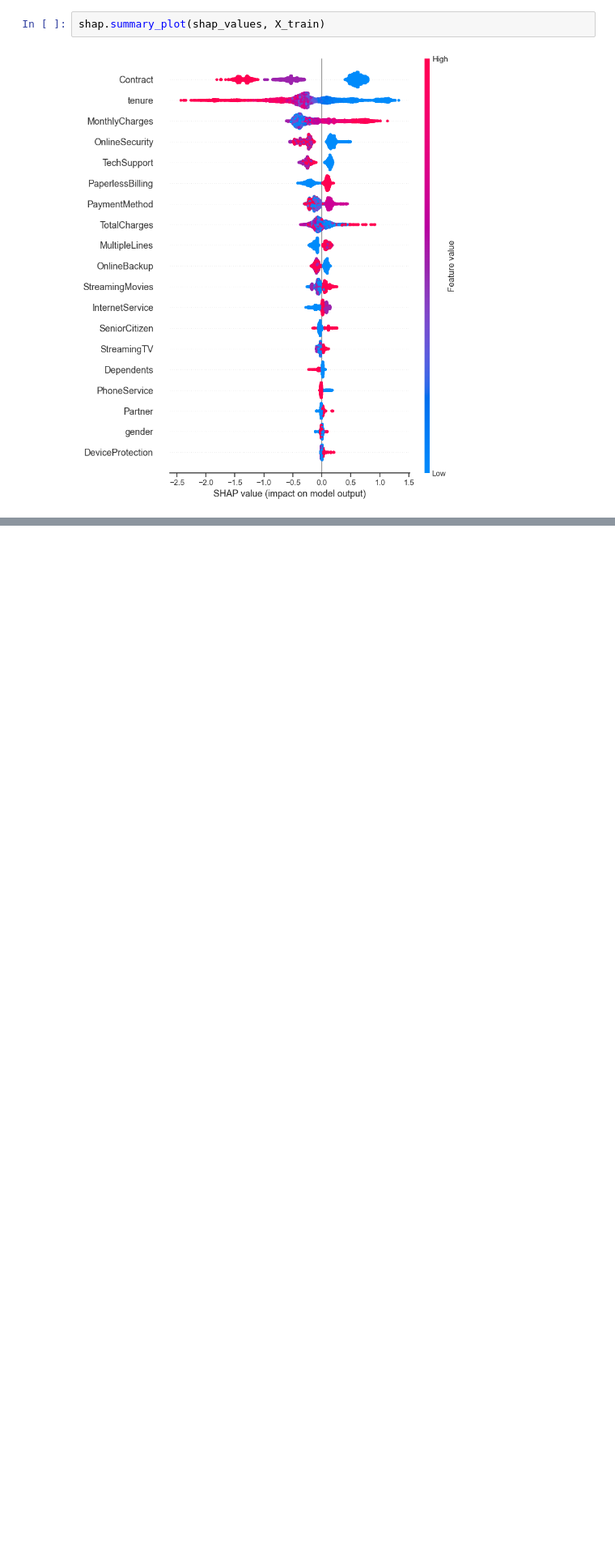
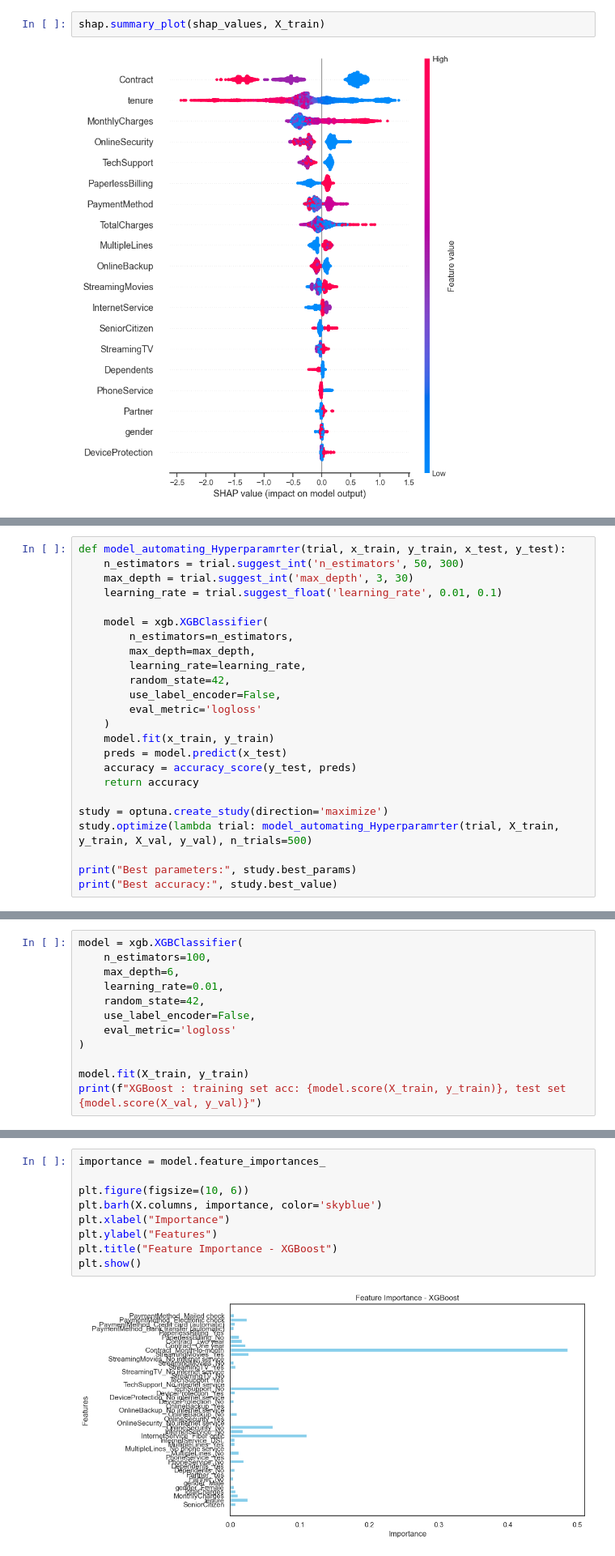
Before and after one commit to BBamkorphai/Telco-Churn-Prediction-Model-Intro-to-ML-and-DL-Project-, a Jupyter notebook: 02_Feature_Analysis.ipynb, the cells around one changed output, grey strips where cells are left out. Shown at 81% size. Drawn from its saved outputs; the diff is of its cells as text; blank space fills up the shorter version.

Commit message:
try model with one-hot encoder, optuna, standard scaler

```diff
--- a/02_Feature_Analysis.ipynb
+++ b/02_Feature_Analysis.ipynb
@@ -153,0 +263,24 @@ shap.summary_plot(shap_values, X_train)
+# %%
+def model_automating_Hyperparamrter(trial, x_train, y_train, x_test, y_test):
+    n_estimators = trial.suggest_int('n_estimators', 50, 300)
+    max_depth = trial.suggest_int('max_depth', 3, 30)
+    learning_rate = trial.suggest_float('learning_rate', 0.01, 0.1)
+
+    model = xgb.XGBClassifier(
+        n_estimators=n_estimators,
+        max_depth=max_depth,
+        learning_rate=learning_rate,
+        random_state=42,
+        use_label_encoder=False,
+        eval_metric='logloss'
+    )
+    model.fit(x_train, y_train)
+    preds = model.predict(x_test)
+    accuracy = accuracy_score(y_test, preds)
+    return accuracy
+
+study = optuna.create_study(direction='maximize')
+study.optimize(lambda trial: model_automating_Hyperparamrter(trial, X_train, y_train, X_val, y_val), n_trials=500)
+
+print("Best parameters:", study.best_params)
+print("Best accuracy:", study.best_value)
@@ -153,0 +307,12 @@ shap.summary_plot(shap_values, X_train)
+# %%
+model = xgb.XGBClassifier(
+    n_estimators=100,
+    max_depth=6,
+    learning_rate=0.01,
+    random_state=42,
+    use_label_encoder=False,
+    eval_metric='logloss'
+)
+
+model.fit(X_train, y_train)
+print(f"XGBoost : training set acc: {model.score(X_train, y_train)}, test set {model.score(X_val, y_val)}")
@@ -153,0 +324,11 @@ shap.summary_plot(shap_values, X_train)
+# %%
+importance = model.feature_importances_
+
+plt.figure(figsize=(10, 6))
+plt.barh(X.columns, importance, color='skyblue')
+plt.xlabel("Importance")
+plt.ylabel("Features")
+plt.title("Feature Importance - XGBoost")
+plt.show()
+# %% [output]
+[figure, added]
```
Also changed, not shown: parts of 26 cells of this notebook, 4 other files.
